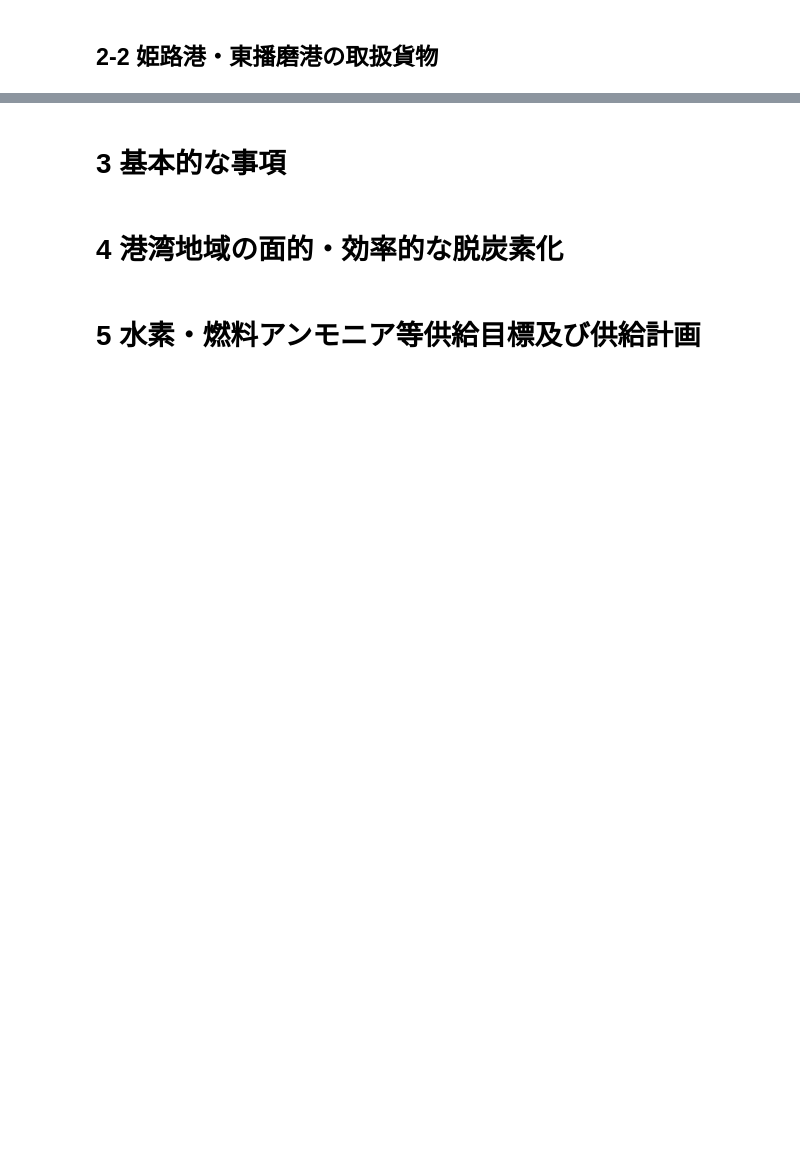
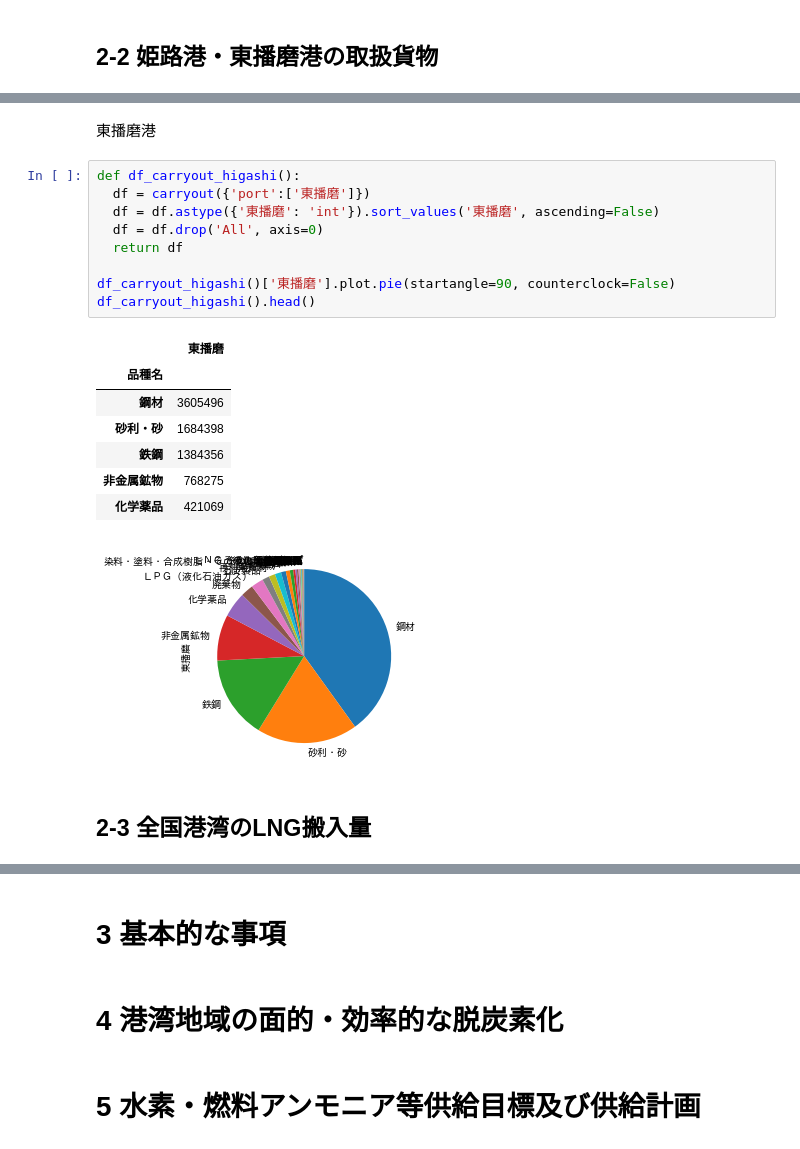
Before and after one commit to dicechick373/google-colab, a Jupyter notebook: 2022_kouwan/03_播磨臨海CNP.ipynb, the cells around one changed output, grey strips where cells are left out. Saved outputs shown, nothing was run; the diff lists cells and outputs as text; blank space fills up the shorter version.

```diff
--- a/2022_kouwan/03_播磨臨海CNP.ipynb
+++ b/2022_kouwan/03_播磨臨海CNP.ipynb
@@ -164,0 +377,22 @@ manufacture().head()
+# %% [markdown]
+東播磨港
+# %%
+def df_carryout_higashi():
+  df = carryout({'port':['東播磨']})
+  df = df.astype({'東播磨': 'int'}).sort_values('東播磨', ascending=False)
+  df = df.drop('All', axis=0)
+  return df
+
+df_carryout_higashi()['東播磨'].plot.pie(startangle=90, counterclock=False)
+df_carryout_higashi().head()
+# %% [output]
+|  | 東播磨 |
+| 品種名 |  |
+| 鋼材 | 3605496 |
+| 砂利・砂 | 1684398 |
+| 鉄鋼 | 1384356 |
+| 非金属鉱物 | 768275 |
+| 化学薬品 | 421069 |
+[figure, added]
+# %% [markdown]
+## 2-3 全国港湾のLNG搬入量
```
Also changed, not shown: parts of 30 cells of this notebook.
